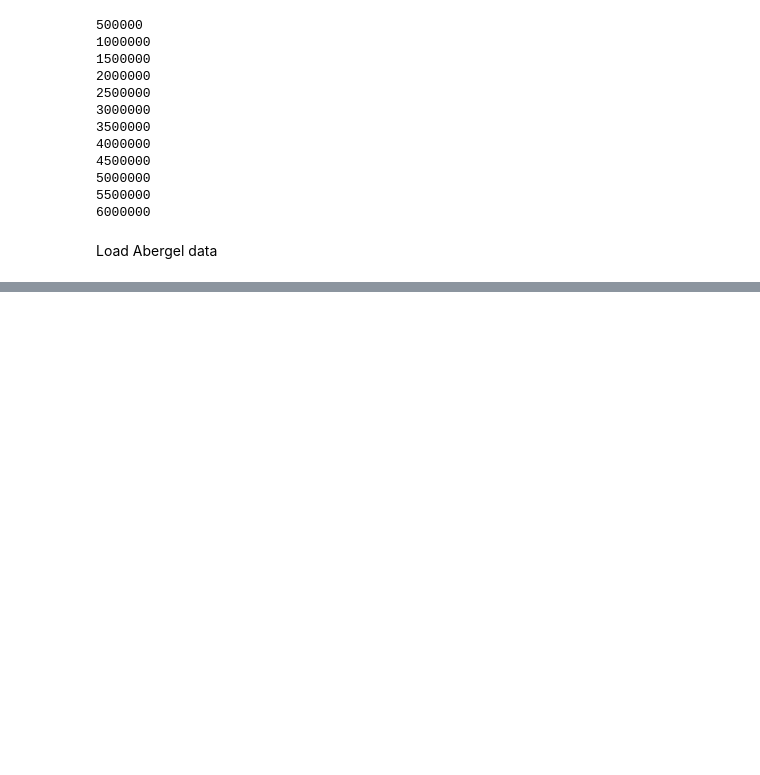
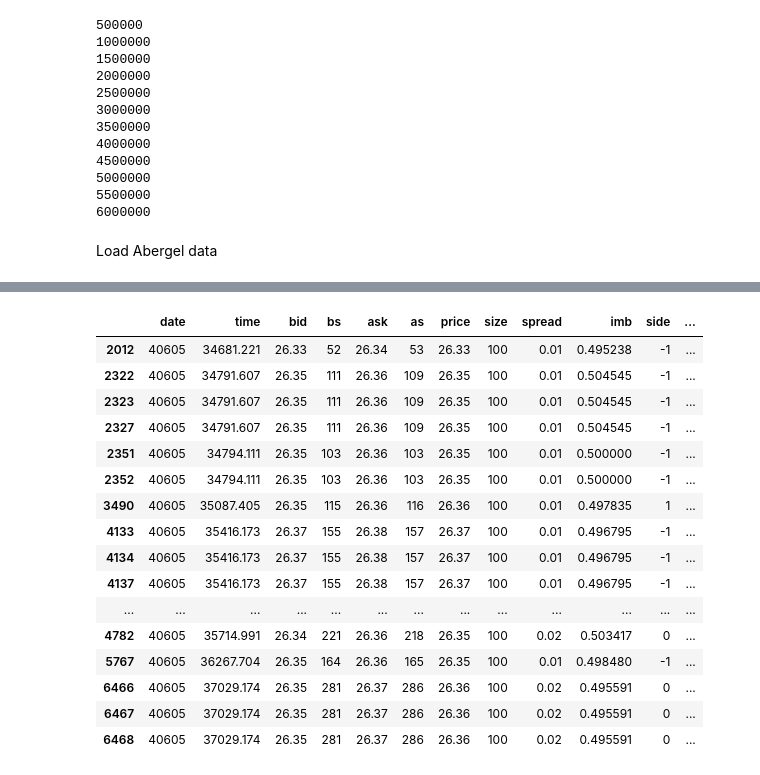
Before and after one commit to sstoikov/tradeimbalance, a Jupyter notebook: trade_imbalance.ipynb, the cells around one changed output, grey strips where cells are left out. Cells and saved outputs as stored; diff of their text form; code cells hidden in the pictures; blank space fills up the shorter version.

```diff
--- a/trade_imbalance.ipynb
+++ b/trade_imbalance.ipynb
@@ -140,5 +155,24 @@ df[df['side']==2].head(20)
 # %%
 df['imb_round']=np.round(df['imb'],2)
+df[df['imb_round']==0.5].head(20)
+# %% [output]
+|  | date | time | bid | bs | ask | as | price | size | spread | imb | side | ... |
+| 2012 | 40605 | 34681.221 | 26.33 | 52 | 26.34 | 53 | 26.33 | 100 | 0.01 | 0.495238 | -1 | ... |
+| 2322 | 40605 | 34791.607 | 26.35 | 111 | 26.36 | 109 | 26.35 | 100 | 0.01 | 0.504545 | -1 | ... |
+| 2323 | 40605 | 34791.607 | 26.35 | 111 | 26.36 | 109 | 26.35 | 100 | 0.01 | 0.504545 | -1 | ... |
+| 2327 | 40605 | 34791.607 | 26.35 | 111 | 26.36 | 109 | 26.35 | 100 | 0.01 | 0.504545 | -1 | ... |
+| 2351 | 40605 | 34794.111 | 26.35 | 103 | 26.36 | 103 | 26.35 | 100 | 0.01 | 0.500000 | -1 | ... |
+| 2352 | 40605 | 34794.111 | 26.35 | 103 | 26.36 | 103 | 26.35 | 100 | 0.01 | 0.500000 | -1 | ... |
+| 3490 | 40605 | 35087.405 | 26.35 | 115 | 26.36 | 116 | 26.36 | 100 | 0.01 | 0.497835 | 1 | ... |
+| 4133 | 40605 | 35416.173 | 26.37 | 155 | 26.38 | 157 | 26.37 | 100 | 0.01 | 0.496795 | -1 | ... |
+| 4134 | 40605 | 35416.173 | 26.37 | 155 | 26.38 | 157 | 26.37 | 100 | 0.01 | 0.496795 | -1 | ... |
+| 4137 | 40605 | 35416.173 | 26.37 | 155 | 26.38 | 157 | 26.37 | 100 | 0.01 | 0.496795 | -1 | ... |
+| ... | ... | ... | ... | ... | ... | ... | ... | ... | ... | ... | ... | ... |
+| 4782 | 40605 | 35714.991 | 26.34 | 221 | 26.36 | 218 | 26.35 | 100 | 0.02 | 0.503417 | 0 | ... |
+| 5767 | 40605 | 36267.704 | 26.35 | 164 | 26.36 | 165 | 26.35 | 100 | 0.01 | 0.498480 | -1 | ... |
+| 6466 | 40605 | 37029.174 | 26.35 | 281 | 26.37 | 286 | 26.36 | 100 | 0.02 | 0.495591 | 0 | ... |
+| 6467 | 40605 | 37029.174 | 26.35 | 281 | 26.37 | 286 | 26.36 | 100 | 0.02 | 0.495591 | 0 | ... |
+| 6468 | 40605 | 37029.174 | 26.35 | 281 | 26.37 | 286 | 26.36 | 100 | 0.02 | 0.495591 | 0 | ... |
 # %%
 #df=df[df['size']<=100]
 # %%
```
Also changed, not shown: parts of 8 cells of this notebook.
